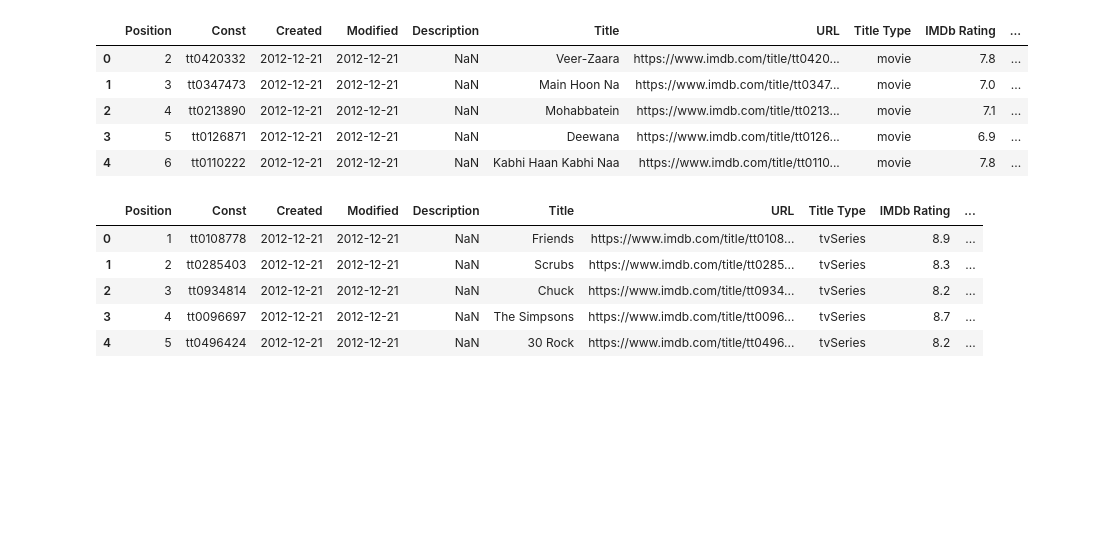
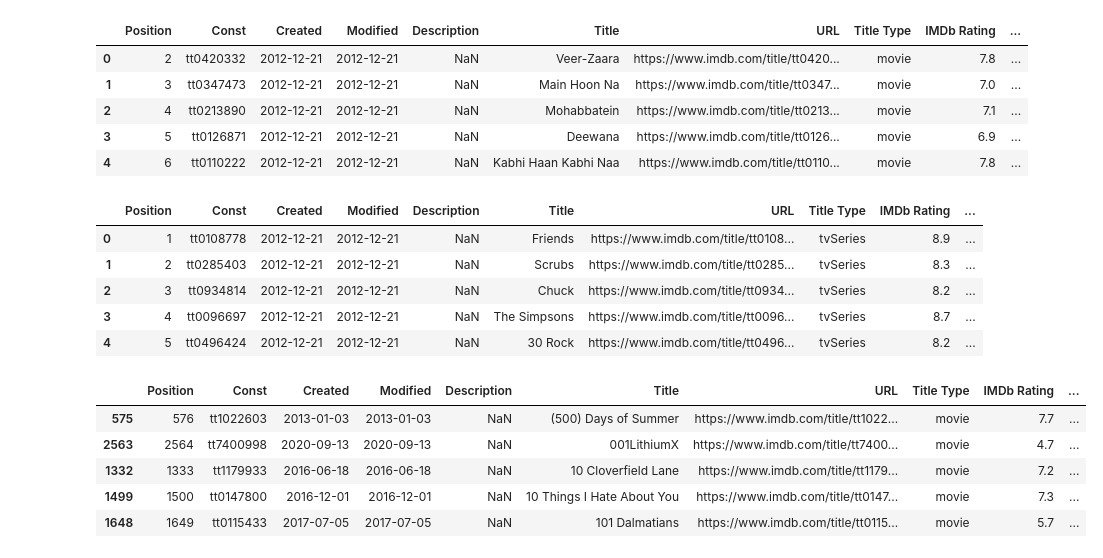
Before and after one commit to rpatel10491/Web-Design-Challenge, a Jupyter notebook: WebVisualizations/Resources/data_cleaning.ipynb, the cells around one changed output. Drawn from its saved outputs; the diff is of its cells as text; code cells hidden in the pictures; blank space fills up the shorter version.

```diff
--- a/WebVisualizations/Resources/data_cleaning.ipynb
+++ b/WebVisualizations/Resources/data_cleaning.ipynb
@@ -40,4 +40,12 @@ tv_df.head()
 # %%
 #combine dataframes
 movies_df = pd.concat([hollywood_df, bollywood_df, tv_df], ignore_index=True)
-movies_df.to_html('completemovies.html')
+alpha_df = movies_df.sort_values(by=['Title'])
+alpha_df.head()
+# %% [output]
+|  | Position | Const | Created | Modified | Description | Title | URL | Title Type | IMDb Rating | ... |
+| 575 | 576 | tt1022603 | 2013-01-03 | 2013-01-03 | NaN | (500) Days of Summer | https://www.imdb.com/title/tt1022... | movie | 7.7 | ... |
+| 2563 | 2564 | tt7400998 | 2020-09-13 | 2020-09-13 | NaN | 001LithiumX | https://www.imdb.com/title/tt7400... | movie | 4.7 | ... |
+| 1332 | 1333 | tt1179933 | 2016-06-18 | 2016-06-18 | NaN | 10 Cloverfield Lane | https://www.imdb.com/title/tt1179... | movie | 7.2 | ... |
+| 1499 | 1500 | tt0147800 | 2016-12-01 | 2016-12-01 | NaN | 10 Things I Hate About You | https://www.imdb.com/title/tt0147... | movie | 7.3 | ... |
+| 1648 | 1649 | tt0115433 | 2017-07-05 | 2017-07-05 | NaN | 101 Dalmatians | https://www.imdb.com/title/tt0115... | movie | 5.7 | ... |
```
Also changed, not shown: parts of 1 cell of this notebook, 8 other files.
